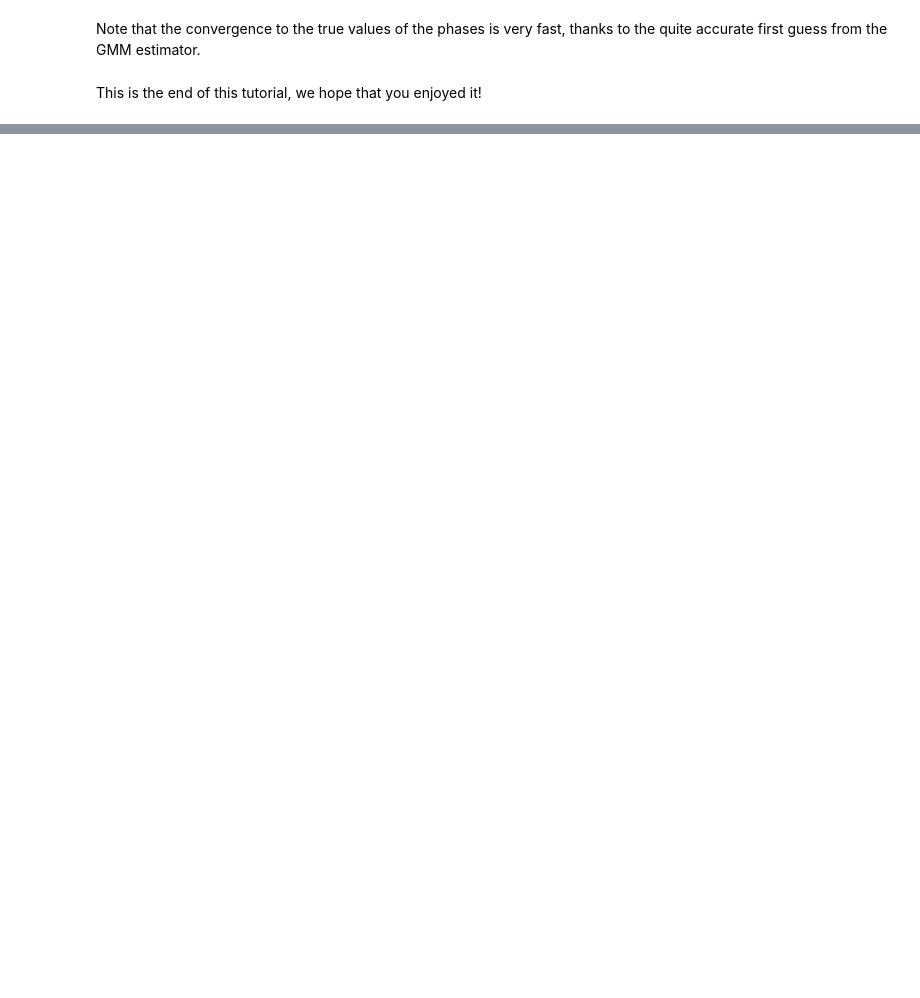
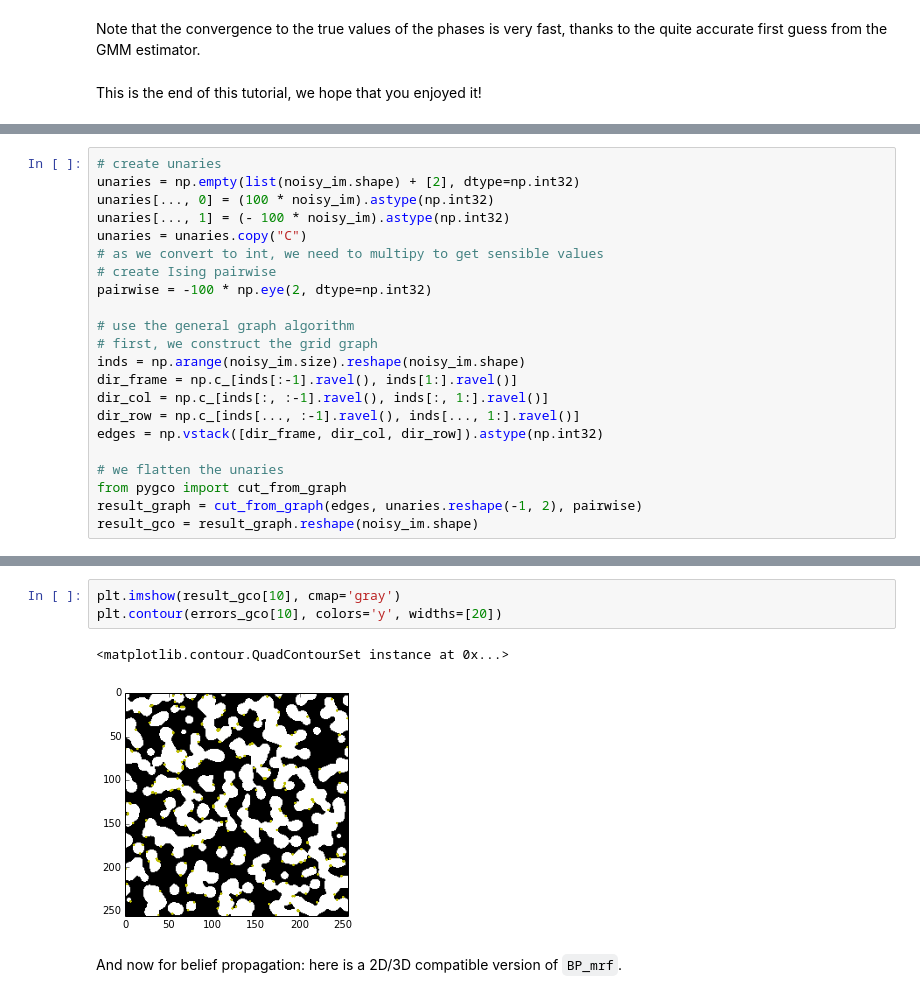
Before and after one commit to emmanuelle/image-processing-tutorials, a Jupyter notebook: binary_segmentation.ipynb, the cells around one changed output, grey strips where cells are left out. Drawn from its saved outputs; the diff is of its cells as text; blank space fills up the shorter version.

```diff
--- a/binary_segmentation.ipynb
+++ b/binary_segmentation.ipynb
@@ -429,0 +469,22 @@ This is the end of this tutorial, we hope that you enjoyed it!
+# %%
+# create unaries
+unaries = np.empty(list(noisy_im.shape) + [2], dtype=np.int32)
+unaries[..., 0] = (100 * noisy_im).astype(np.int32)
+unaries[..., 1] = (- 100 * noisy_im).astype(np.int32)
+unaries = unaries.copy("C")
+# as we convert to int, we need to multipy to get sensible values
+# create Ising pairwise
+pairwise = -100 * np.eye(2, dtype=np.int32)
+
+# use the general graph algorithm
+# first, we construct the grid graph
+inds = np.arange(noisy_im.size).reshape(noisy_im.shape)
+dir_frame = np.c_[inds[:-1].ravel(), inds[1:].ravel()]
+dir_col = np.c_[inds[:, :-1].ravel(), inds[:, 1:].ravel()]
+dir_row = np.c_[inds[..., :-1].ravel(), inds[..., 1:].ravel()]
+edges = np.vstack([dir_frame, dir_col, dir_row]).astype(np.int32)
+
+# we flatten the unaries
+from pygco import cut_from_graph
+result_graph = cut_from_graph(edges, unaries.reshape(-1, 2), pairwise)
+result_gco = result_graph.reshape(noisy_im.shape)
@@ -429,0 +496,8 @@ This is the end of this tutorial, we hope that you enjoyed it!
+# %%
+plt.imshow(result_gco[10], cmap='gray')
+plt.contour(errors_gco[10], colors='y', widths=[20])
+# %% [output]
+<matplotlib.contour.QuadContourSet instance at 0x...>
+[figure, added]
+# %% [markdown]
+And now for belief propagation: here is a 2D/3D compatible version of ``BP_mrf``.
```
Also changed, not shown: parts of 23 cells of this notebook.
